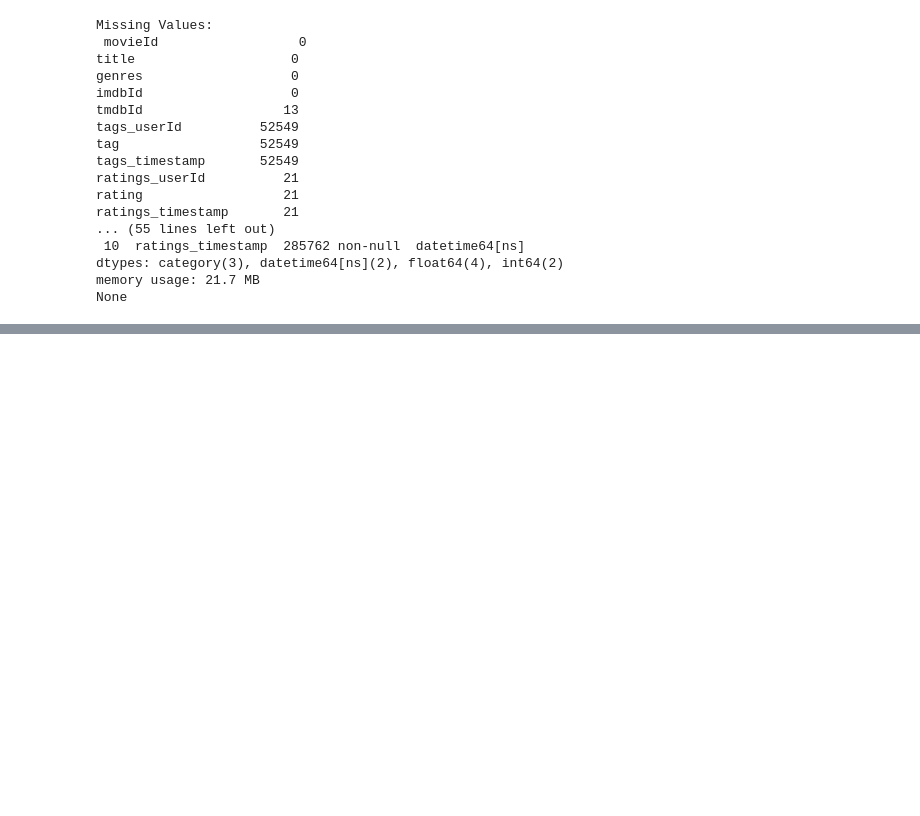
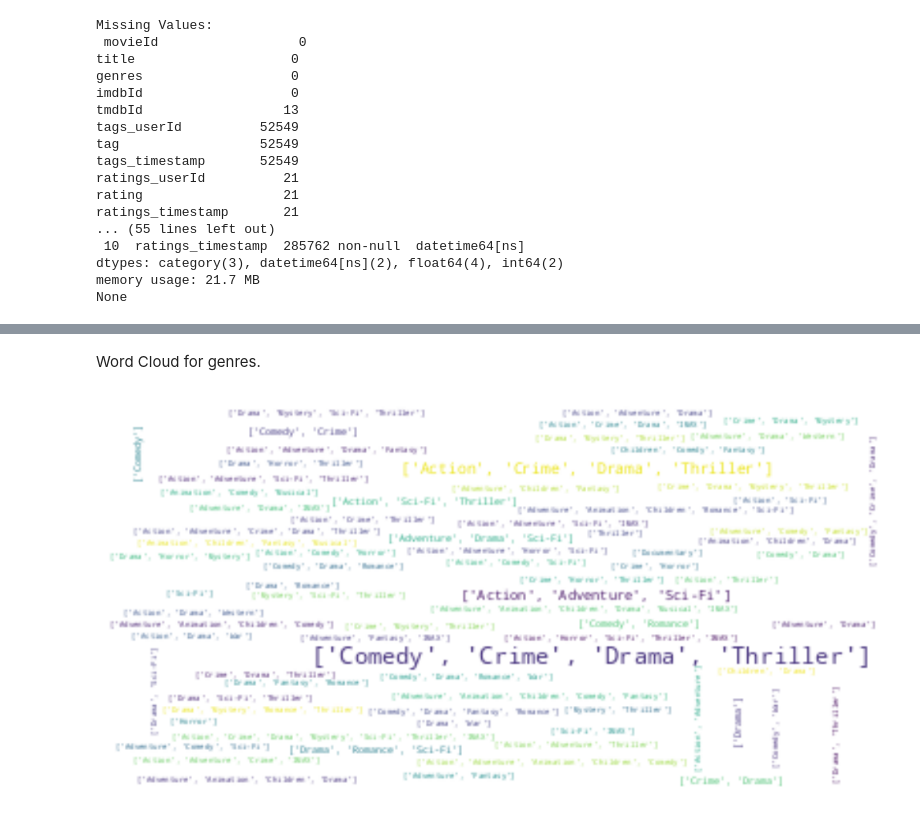
Before and after one commit to cycywanyeki20/Phase-4-Project, a Jupyter notebook: MoviesRecommendation.ipynb, the cells around one changed output, grey strips where cells are left out. Saved outputs shown, nothing was run; the diff lists cells and outputs as text; code cells hidden in the pictures; blank space fills up the shorter version.

```diff
--- a/MoviesRecommendation.ipynb
+++ b/MoviesRecommendation.ipynb
@@ -487,0 +748,26 @@ None
+# %% [markdown]
+Word Cloud for genres.
+# %%
+# Extract the genres column
+genres_text = '|'.join(cleaned_df['genres'])
+genres_list = genres_text.split('|')
+
+# Create the word frequency dictionary
+word_frequency = {}
+for genre in genres_list:
+    word_frequency[genre] = word_frequency.get(genre, 0) + 1
+
+# Create the WordCloud object with adjusted figure size
+plt.figure(figsize=(10, 6))
+wordcloud = WordCloud(background_color='white')
+
+# Generate the word cloud from the word frequency
+wordcloud.generate_from_frequencies(word_frequency)
+
+# Display the word cloud with tight layout and no axis
+plt.imshow(wordcloud, interpolation='bilinear')
+plt.axis('off')
+plt.tight_layout()
+plt.show()
+# %% [output]
+[figure, added]
```
Also changed, not shown: parts of 45 cells of this notebook.
